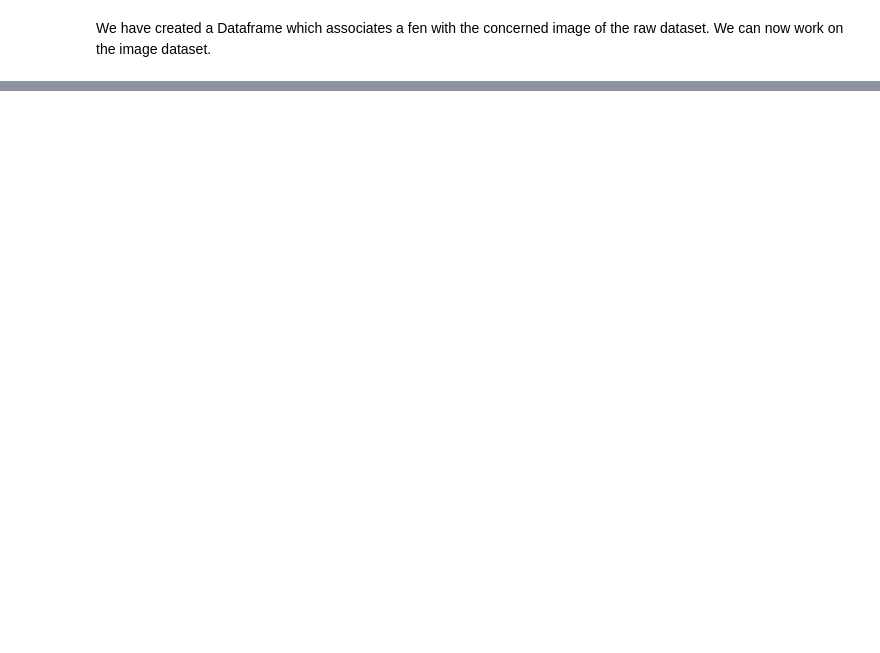
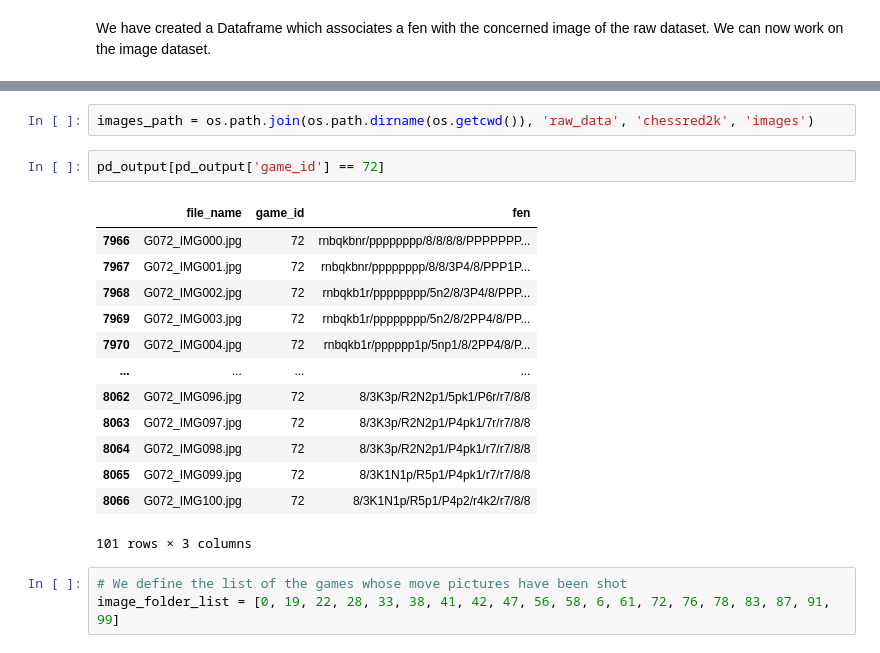
Before and after one commit to Kamiel27/chess_winner, a Jupyter notebook: notebook/ir_preprocess.ipynb, the cells around one changed output, grey strips where cells are left out. Cells and saved outputs as stored; diff of their text form; blank space fills up the shorter version.

```diff
--- a/notebook/ir_preprocess.ipynb
+++ b/notebook/ir_preprocess.ipynb
@@ -312,0 +331,21 @@ We have created a Dataframe which associates a fen with the concerned image of t
+# %%
+images_path = os.path.join(os.path.dirname(os.getcwd()), 'raw_data', 'chessred2k', 'images')
+# %%
+pd_output[pd_output['game_id'] == 72]
+# %% [output]
+|  | file_name | game_id | fen |
+| 7966 | G072_IMG000.jpg | 72 | rnbqkbnr/pppppppp/8/8/8/8/PPPPPPP... |
+| 7967 | G072_IMG001.jpg | 72 | rnbqkbnr/pppppppp/8/8/3P4/8/PPP1P... |
+| 7968 | G072_IMG002.jpg | 72 | rnbqkb1r/pppppppp/5n2/8/3P4/8/PPP... |
+| 7969 | G072_IMG003.jpg | 72 | rnbqkb1r/pppppppp/5n2/8/2PP4/8/PP... |
+| 7970 | G072_IMG004.jpg | 72 | rnbqkb1r/pppppp1p/5np1/8/2PP4/8/P... |
+| ... | ... | ... | ... |
+| 8062 | G072_IMG096.jpg | 72 | 8/3K3p/R2N2p1/5pk1/P6r/r7/8/8 |
+| 8063 | G072_IMG097.jpg | 72 | 8/3K3p/R2N2p1/P4pk1/7r/r7/8/8 |
+| 8064 | G072_IMG098.jpg | 72 | 8/3K3p/R2N2p1/P4pk1/r7/r7/8/8 |
+| 8065 | G072_IMG099.jpg | 72 | 8/3K1N1p/R5p1/P4pk1/r7/r7/8/8 |
+| 8066 | G072_IMG100.jpg | 72 | 8/3K1N1p/R5p1/P4p2/r4k2/r7/8/8 |
+101 rows × 3 columns
+# %%
+# We define the list of the games whose move pictures have been shot
+image_folder_list = [0, 19, 22, 28, 33, 38, 41, 42, 47, 56, 58, 6, 61, 72, 76, 78, 83, 87, 91, 99]
```
Also changed, not shown: parts of 33 cells of this notebook, 2 other files.
